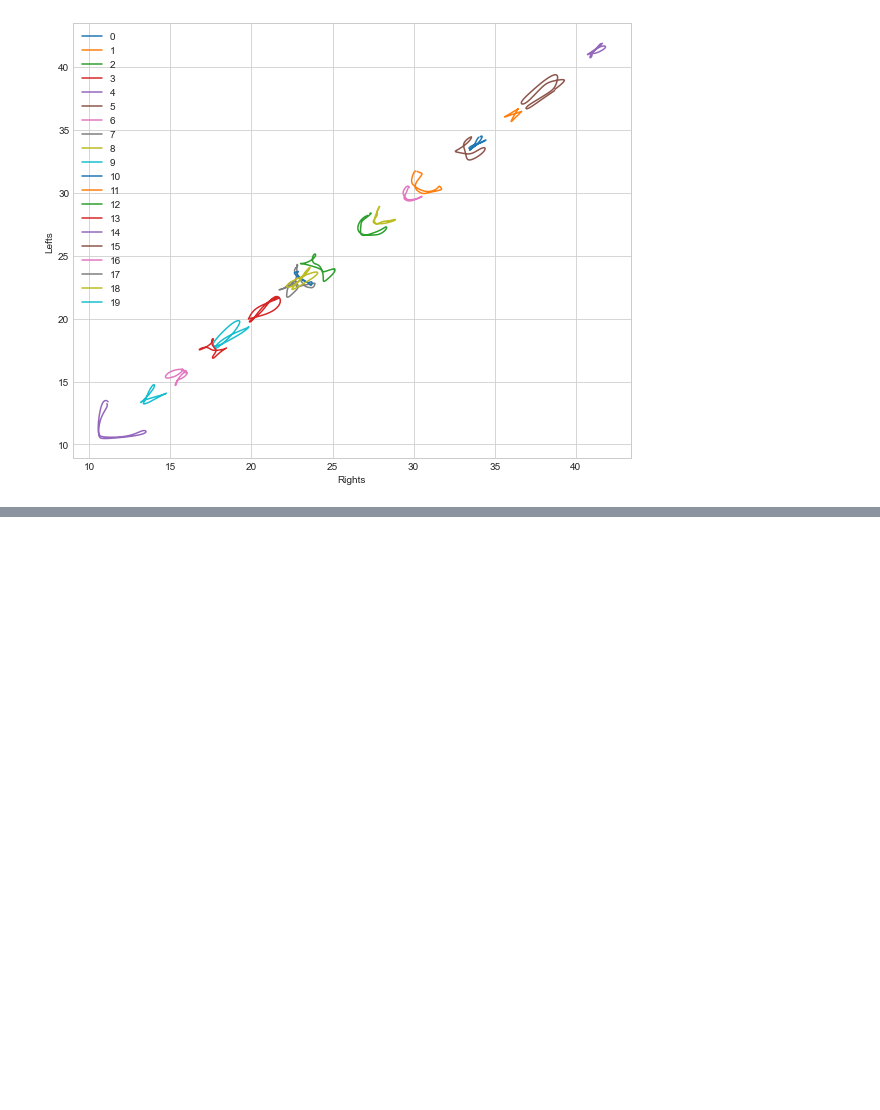
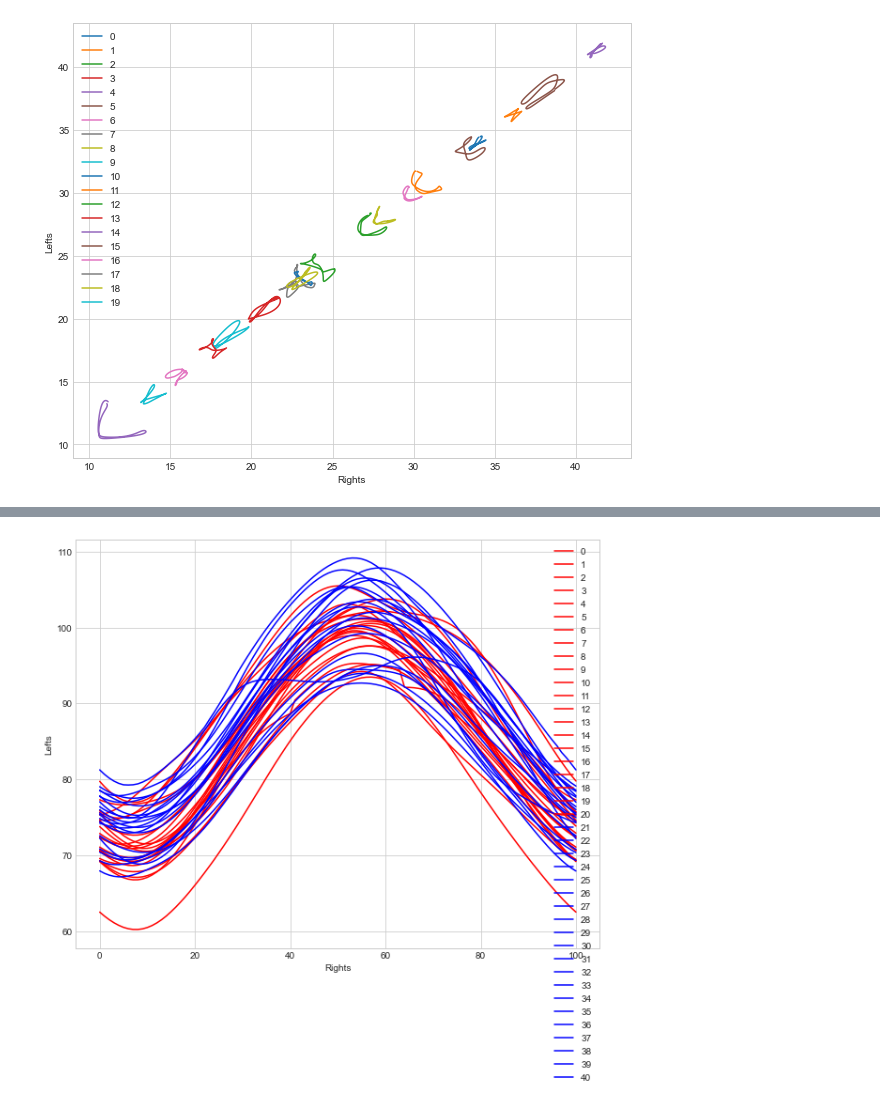
Before and after one commit to streckgumman/BikeFit, a Jupyter notebook: src/injuries.ipynb, the cells around one changed output, grey strips where cells are left out. Cells and saved outputs as stored; diff of their text form; code cells hidden in the pictures; blank space fills up the shorter version.

Commit message:
added plots for all power levels

```diff
--- a/src/injuries.ipynb
+++ b/src/injuries.ipynb
@@ -123,14 +130,13 @@ path = "../usethis/HEALTHY/"
 injury = pd.DataFrame(injurylevel, columns=['injury level'])
 
 
-
 for xml_file in os.listdir(path):
     if xml_file.startswith("timeseries"):
         #print(xml_file)
         bs_data = read_data(path + xml_file)
         b_name = bs_data.find_all('name')
         try:
-            df1 = calc_euclidian_distances(bs_data, 0, int(len(b_name)/4))
+            df1 = calc_euclidian_distances(bs_data, low, high)
             df1 = pd.DataFrame(df1.mean().to_dict(),index=[df1.index.values[-1]])
             df1 = df1.rename(index={100:i})
             #df1 = df1.join(injury)
@@ -169,7 +170,7 @@ for xml_file in os.listdir(path):
         bs_data = read_data(path + xml_file)
         b_name = bs_data.find_all('name')
         try:
-            df1 = calc_euclidian_distances(bs_data, 0, int(len(b_name)/4))
+            df1 = calc_euclidian_distances(bs_data, low, high)
             df1 = pd.DataFrame(df1.mean().to_dict(),index=[df1.index.values[-1]])
             #print(df1)
             #break
@@ -251,7 +231,7 @@ for xml_file in os.listdir(path):
         bs_data = read_data(path + xml_file)
         b_name = bs_data.find_all('name')
         try:
-            df1 = calc_euclidian_distances(bs_data, 0, int(len(b_name)/4))
+            df1 = calc_euclidian_distances(bs_data, low, high)
             df1 = pd.DataFrame(df1.std().to_dict(),index=[df1.index.values[-1]])
             df1 = df1.rename(index={100:i})
             #df1 = df1.join(injury)
@@ -285,7 +265,7 @@ for xml_file in os.listdir(path):
         bs_data = read_data(path + xml_file)
         b_name = bs_data.find_all('name')
         try:
-            df1 = calc_euclidian_distances(bs_data, 0, int(len(b_name)/4))
+            df1 = calc_euclidian_distances(bs_data, low, high)
             df1 = pd.DataFrame(df1.std().to_dict(),index=[df1.index.values[-1]])
             #print(df1)
             #break
@@ -303,7 +283,7 @@ data2 = pd.concat(df_list)
 #df3 = data.join(df)
 total = i - n
 
-print(f"Length of calculated dataframe: {len(data)}" )
+print(f"Length of calculated dataframe: {len(data2)}" )
 print(f"Length of how many timeseries-files we have: {total}")
 
 # injured = 1, uninjured = 0
@@ -314,4 +294,3 @@ injurylevel = injurylevel2 + injurylevel
 injury = pd.DataFrame(injury, columns=['injury level'])
 data3 = data.append(data2)
 data4 = data3.join(injury)
-data4
@@ -355,0 +476,24 @@ Text(0.5, 1.0, 'Left Knee Angles')
+# %%
+plt.figure(figsize = (10,8))
+index = 0
+
+for person in healthy_list4:
+    try:
+        plt.plot(person['R_FCC_VLab'], label = index, color="r")
+    except:
+        print("fail :(")
+    index += 1
+
+for person in pfps_list4:
+    try:
+        plt.plot(person['R_FCC_VLab'], label = index, color="b")
+    except:
+        print("fail :(")
+    index += 1
+plt.legend()
+#plt.ylim(80,110)
+plt.xlabel('Rights')
+plt.ylabel('Lefts')
+plt.savefig('foo.png')
+# %% [output]
+[figure, added]
```
Also changed, not shown: parts of 16 cells of this notebook.
